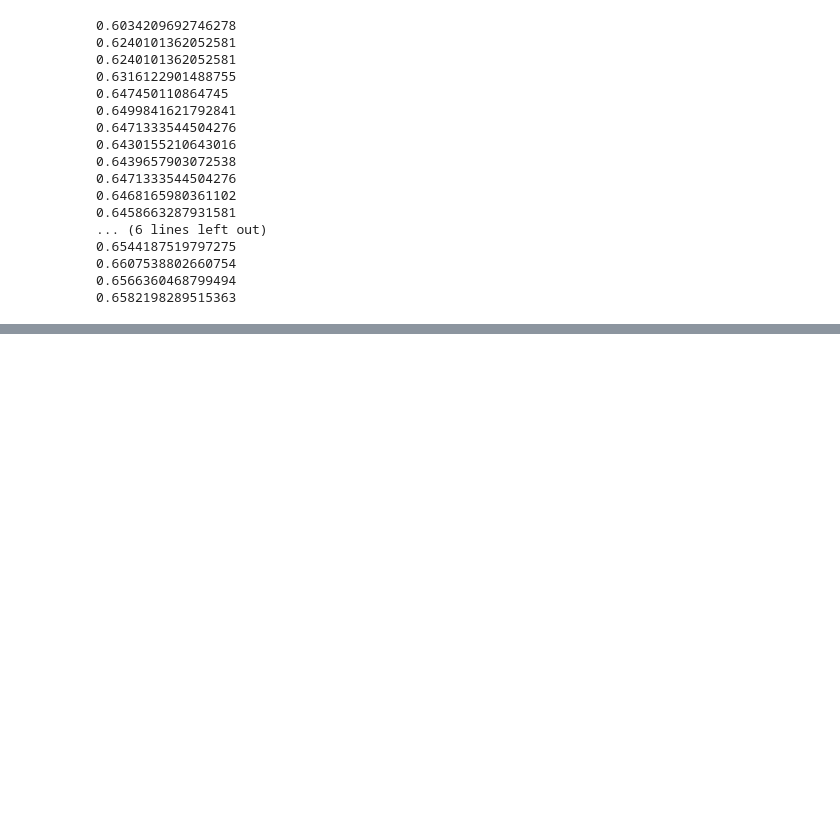
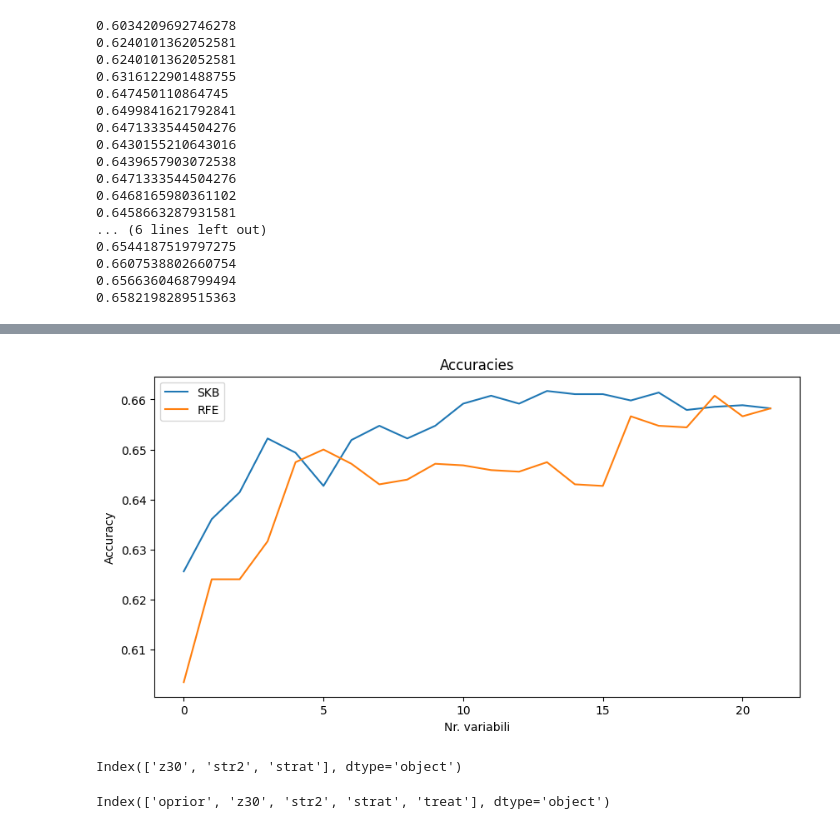
Before and after one commit to LucaTomei93/AIDS_VirusInfectionPrediction, a Jupyter notebook: main.ipynb, the cells around one changed output, grey strips where cells are left out. Drawn from its saved outputs; the diff is of its cells as text; code cells hidden in the pictures; blank space fills up the shorter version.

Commit message:
accuracies graph

```diff
--- a/main.ipynb
+++ b/main.ipynb
@@ -254,7 +254,7 @@ def skb_selection(X, y, k):
 # Ciclo per rfe
 Facciamo un ciclo per k. Andiamo quindi a far assumere alla variabile k valori da 1 (il minimo di feature che può avere un modello) fino al numero di variabili che abbiamo a disposizione "len(X.columns)". NB: il "+1" serve a farci selezionare anche il numero esatto delle colonne del dataset
 # %%
-accuracies = []
+accuracies_rfe = []
 
 for k in range(1,len(X.columns)+1):
     # selezioniamo le k variabili
@@ -276,7 +276,7 @@ for k in range(1,len(X.columns)+1):
     accuracy = metrics.accuracy_score(y_train, y_pred)
 
     # lo aggiungiamo alla lista
-    accuracies.append(accuracy)
+    accuracies_rfe.append(accuracy)
     print(accuracy)
 # %% [output]
 Optimization terminated successfully.
@@ -318,13 +318,28 @@ for i in accuracies:
 0.6566360468799494
 0.6582198289515363
 # %%
-accuracies = []
-model = LogisticRegression(max_iter=5000)
+accuracies_skb = []
+
 for k in range(1,len(X.columns)+1):
+    # selezioniamo le k variabili
     X_selected = skb_selection(X=X_train, y=y_train, k=k)
-    model.fit(X_selected, y_train)
-    y_pred = model.predict(X_selected)
+
+    # aggiungiamo una costante come richiesto dal modulo statsmodels
+    X_train_w_intercept = sm.add_constant(pd.DataFrame(X_selected))
+
+    # facciamo il fitting del modello
+    model = sm.Logit(y_train.to_numpy(), X_train_w_intercept).fit()
+
+    # prevediamo le probabilità
+    y_pred = model.predict(X_train_w_intercept)
+
+    # trasformiamo le probabilità in variabili binarie (0-1)
+    y_pred = (y_pred > 0.5).astype(int)
+
+    # calcoliamo l'accuracy del modello
     accuracy = metrics.accuracy_score(y_train, y_pred)
-    accuracies.append(accuracy)
+
+    # lo aggiungiamo alla lista
+    accuracies_skb.append(accuracy)
     print(accuracy)
 # %% [output]
@@ -401,0 +384,21 @@ Please also refer to the documentation for alternative solver options:
+# %%
+plt.figure(figsize=(10, 5))
+plt.plot(accuracies_skb, label='SKB')
+plt.plot(accuracies_rfe, label='RFE')
+plt.title('Accuracies')
+plt.xlabel('Nr. variabili')
+plt.ylabel('Accuracy')
+plt.legend()
+plt.show()
+# %% [output]
+[figure, added]
+# %%
+X_selected_skb = skb_selection(X=X_train,y=y_train,k=3)
+X_selected_skb.columns
+# %% [output]
+Index(['z30', 'str2', 'strat'], dtype='object')
+# %%
+X_selected_rfe = rfe_selection(X=X_train,y=y_train,k=5)
+X_selected_rfe.columns
+# %% [output]
+Index(['oprior', 'z30', 'str2', 'strat', 'treat'], dtype='object')
```
Also changed, not shown: parts of 3 cells of this notebook.
